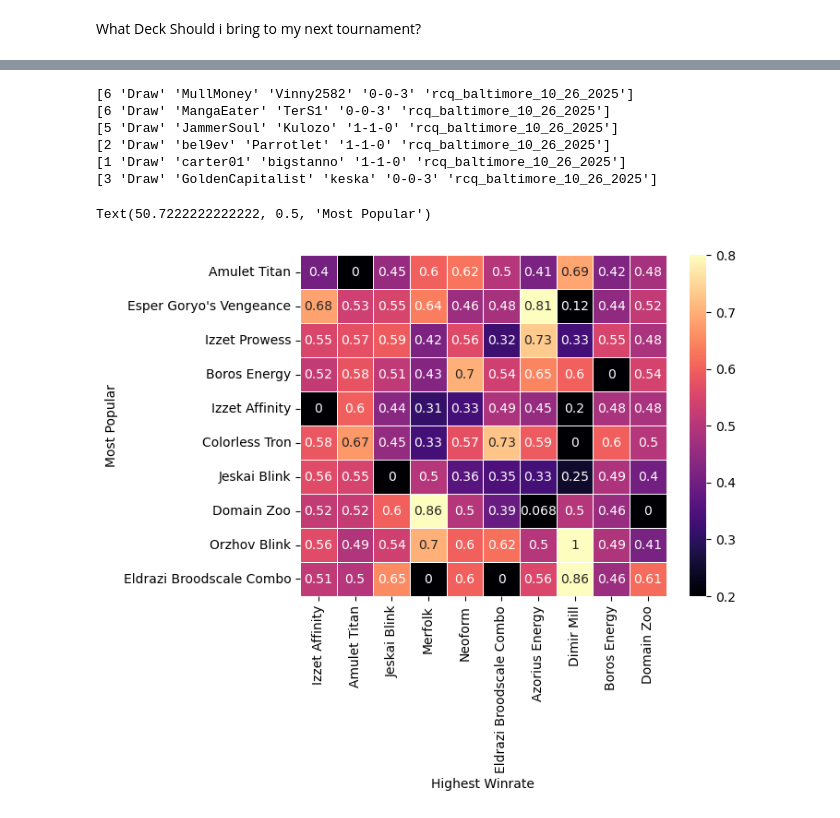
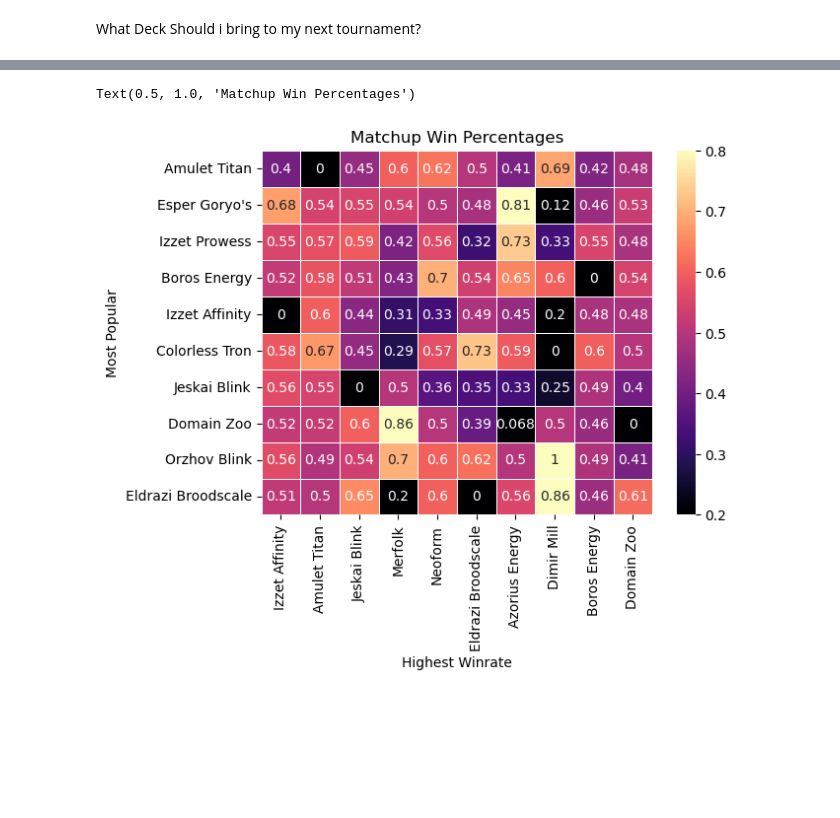
Before and after one commit to bicoscryin/MTG-Tournament-Data, a Jupyter notebook: tournament_aggregator.ipynb, the cells around one changed output, grey strips where cells are left out. Saved outputs shown, nothing was run; the diff lists cells and outputs as text; code cells hidden in the pictures; blank space fills up the shorter version.

```diff
--- a/tournament_aggregator.ipynb
+++ b/tournament_aggregator.ipynb
@@ -177,14 +164,0 @@ just_baltimore_rounds = complete_rounds[complete_rounds['Location'] == 'rcq_balt
-# %%
-baltimore_win_percentages_overall = pd.DataFrame(columns=["Deck Name", "Wins", "Loses", "Draws", "Number of Player", "Total Games", "Win Percentage"])
-baltimore_match_record_by_deck = just_baltimore_participants[['Deck Name','Match Record', 'Match Total']].copy()
-baltimore_match_record_by_deck["Match Record"] = baltimore_match_record_by_deck["Match Record"].apply(lambda x: x.replace("[", "").replace("]","").split(","))
-# Get all deck names
-deck_names = baltimore_match_record_by_deck.groupby("Deck Name").sum().index
-for ele in deck_names: #Fills out the baltimore_win_percentages_overall using baltimore_match_record_by_deck
-    baltimore_win_percentages_overall.loc[len(baltimore_win_percentages_overall)] = ele
-    baltimore_win_percentages_overall.loc[baltimore_win_percentages_overall['Deck Name'] == ele, "Wins"] = baltimore_match_record_by_deck[baltimore_match_record_by_deck['Deck Name'] == ele]["Match Record"].str[0].astype(int).sum()
-    baltimore_win_percentages_overall.loc[baltimore_win_percentages_overall['Deck Name'] == ele, "Total Games"] = baltimore_match_record_by_deck[baltimore_match_record_by_deck['Deck Name'] == ele]["Match Total"].sum()
-    baltimore_win_percentages_overall.loc[baltimore_win_percentages_overall['Deck Name'] == ele, "Loses"] = baltimore_match_record_by_deck[baltimore_match_record_by_deck['Deck Name'] == ele]["Match Record"].str[1].astype(int).sum()
-    baltimore_win_percentages_overall.loc[baltimore_win_percentages_overall['Deck Name'] == ele, "Draws"] = baltimore_match_record_by_deck[baltimore_match_record_by_deck['Deck Name'] == ele]["Match Record"].str[2].astype(int).sum()
-    baltimore_win_percentages_overall.loc[baltimore_win_percentages_overall['Deck Name'] == ele, 'Number of Player'] = baltimore_match_record_by_deck.groupby("Deck Name").size()[ele]
-baltimore_win_percentages_overall["Win Percentage"] = ((baltimore_win_percentages_overall['Wins'] + 0.5 * baltimore_win_percentages_overall['Draws']) / baltimore_win_percentages_overall['Total Games'])*100
@@ -276,26 +257,0 @@ except:
-# %%
-#first thing is combine all_round_results and decklists so i can compare decklists
-baltimore_round_decklists = pd.DataFrame(columns=["Round", "Winning Player Name","Winning Deck", "Losing Player Name", "Losing Deck"])
-for ele in just_baltimore_rounds.values:
-    for deck in deck_names:
-        for player in just_baltimore_participants[just_baltimore_participants["Deck Name"] == deck]["Player Profile Name"].values:
-            if ele[1] == 'Draw':
-                break
-            if player == ele[1]:
-                winner = player
-                winning_deck = deck
-            if player == ele[3]:
-                loser = player
-                losing_deck = deck
-    tournament_round = ele[0]
-    try:
-        baltimore_round_decklists.loc[len(baltimore_round_decklists)] = [tournament_round, winner,winning_deck,loser,losing_deck]
-    except:
-        print(ele)
-# %% [output]
-[6 'Draw' 'MullMoney' 'Vinny2582' '0-0-3' 'rcq_baltimore_10_26_2025']
-[6 'Draw' 'MangaEater' 'TerS1' '0-0-3' 'rcq_baltimore_10_26_2025']
-[5 'Draw' 'JammerSoul' 'Kulozo' '1-1-0' 'rcq_baltimore_10_26_2025']
-[2 'Draw' 'bel9ev' 'Parrotlet' '1-1-0' 'rcq_baltimore_10_26_2025']
-[1 'Draw' 'carter01' 'bigstanno' '1-1-0' 'rcq_baltimore_10_26_2025']
-[3 'Draw' 'GoldenCapitalist' 'keska' '0-0-3' 'rcq_baltimore_10_26_2025']
@@ -322,23 +258,12 @@ for ele in complete_rounds.values:
 # %%
-# Lost to Amulet
-deck_win_percentage = pd.DataFrame()
-for deck in deck_names:
-    try:
-        wins = all_round_decklists[(all_round_decklists["Winning Deck"] == deck)].groupby('Losing Deck').size().drop(deck)
-    except:
-        wins = all_round_decklists[(all_round_decklists["Winning Deck"] == deck)].groupby('Losing Deck').size()
-    try:
-        loss = all_round_decklists[(all_round_decklists["Losing Deck"] == deck)].groupby('Winning Deck').size().drop(deck)
-    except:
-        loss = all_round_decklists[(all_round_decklists["Losing Deck"] == deck)].groupby('Winning Deck').size()
-    total = pd.concat([loss, wins], axis=1).fillna(0)
-    total['Total'] = total[0] + total[1]
-    total[deck] = total[1]/total["Total"]
-    total[total['Total'] > 2]
-    deck_win_percentage = pd.concat([deck_win_percentage, total[deck]], axis=1).fillna(0)
-sns.heatmap(deck_win_percentage.loc[most_popular_decks, highest_winrate_decks], cmap='magma', annot=True, linewidth=.5, vmin=.2, vmax=.8)
-plt.xlabel('Highest Winrate')
-plt.ylabel('Most Popular')
+# Calculates win percentages of each deck against each other deck
+deck_win_percentage_against_each_deck = set_winrate_per_deck_for_each_deck(round_win_round_loss(complete_rounds, complete_participants, deck_names), deck_names)
-# %% [output]
-Text(50.7222222222222, 0.5, 'Most Popular')
-[figure, removed]
+# %%
+# Created a heatmap only using the top 10 most popular decks vs the top 10 winrate decks
+sns.heatmap(deck_win_percentage_against_each_deck.loc[most_popular_decks, highest_winrate_decks], cmap='magma', annot=True, linewidth=.5, vmin=.2, vmax=.8)
+plt.xlabel('Highest Winrate')
+plt.ylabel('Most Popular')
+plt.title('Matchup Win Percentages')
+# %% [output]
+Text(0.5, 1.0, 'Matchup Win Percentages')
+[figure, added]
```
Also changed, not shown: parts of 15 cells of this notebook, 2 other files.
